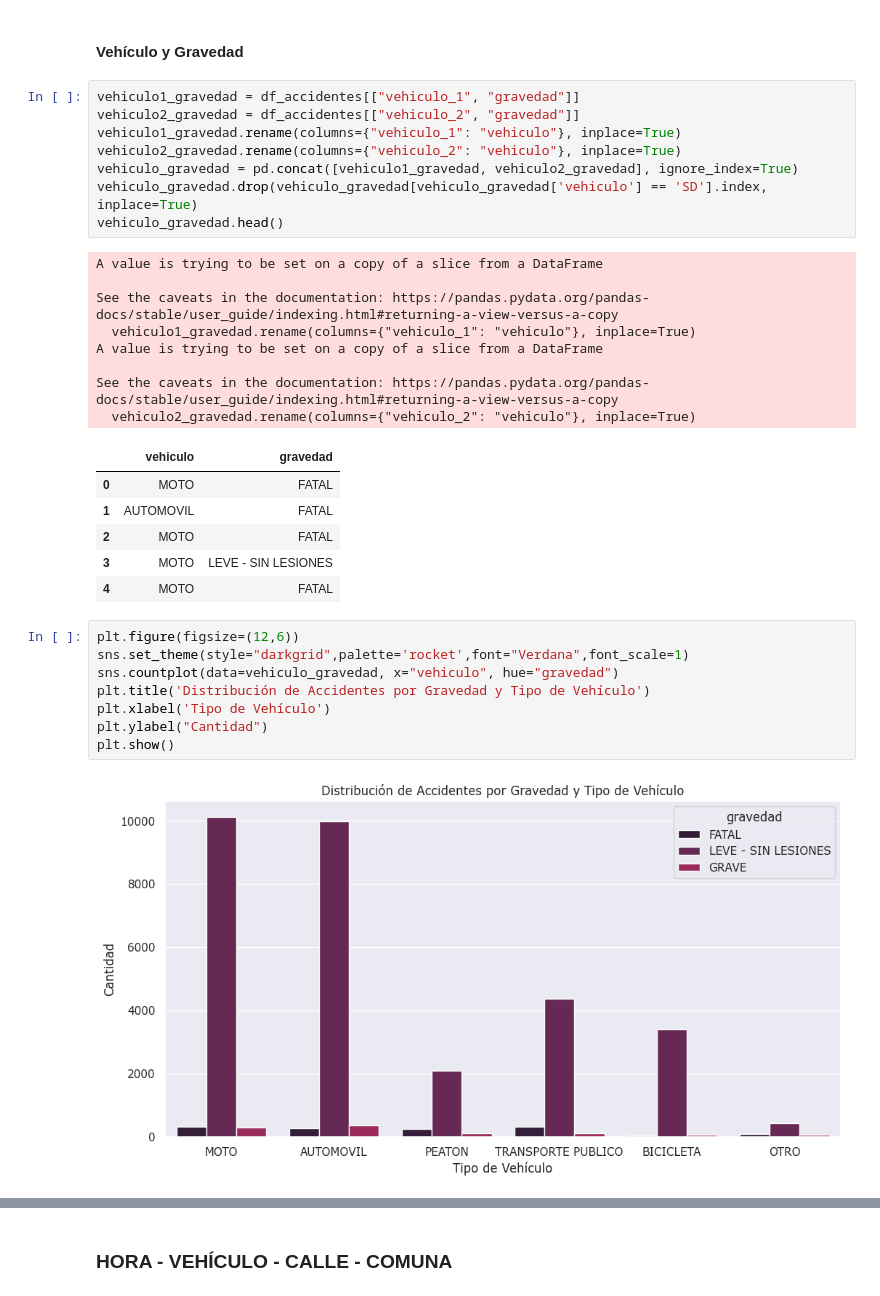
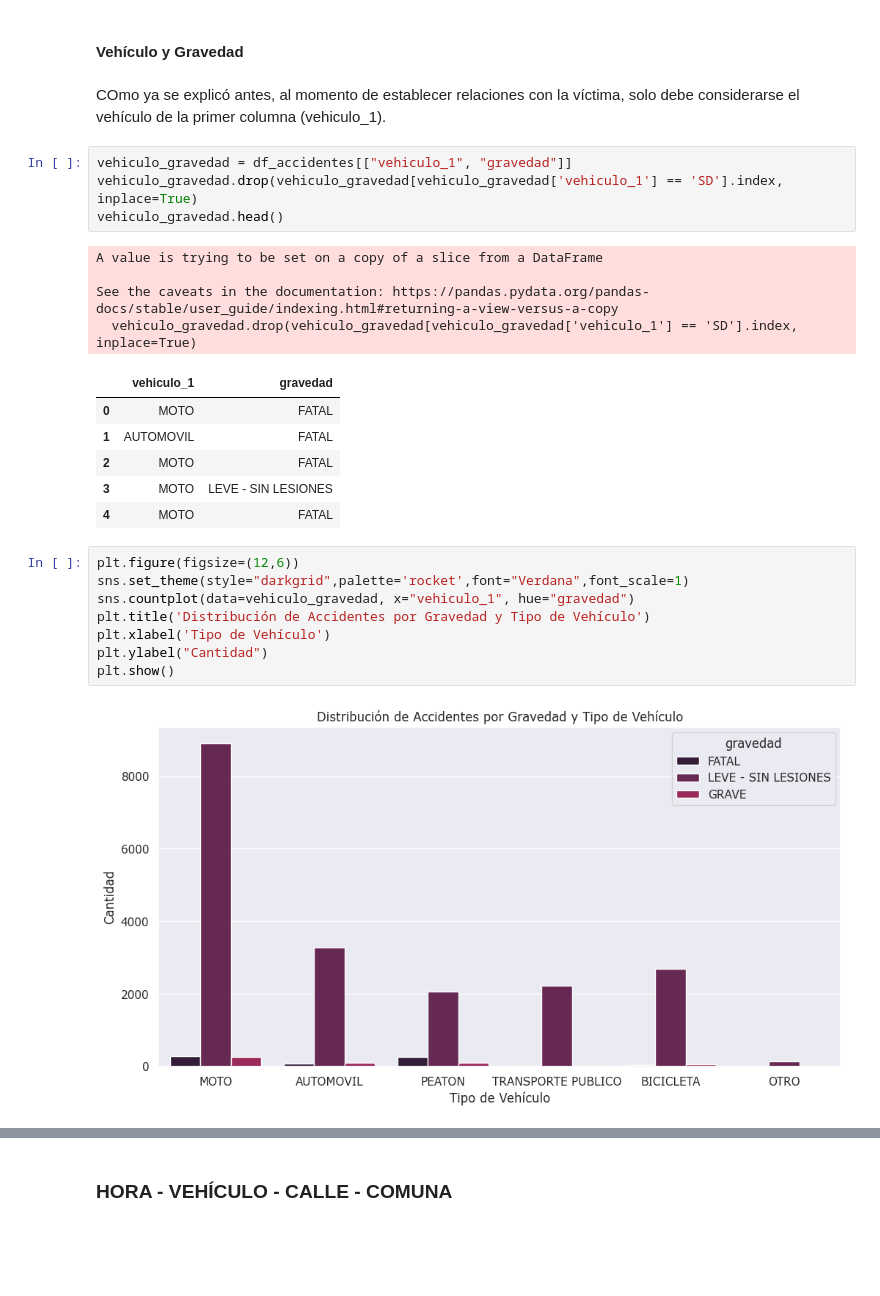
Before and after one commit to chelo1003/Henry_PI2_Accidentes, a Jupyter notebook: EDA/3_EDA_analisis.ipynb, the cells around one changed output, grey strips where cells are left out. Cells and saved outputs as stored; diff of their text form; blank space fills up the shorter version.

```diff
--- a/EDA/3_EDA_analisis.ipynb
+++ b/EDA/3_EDA_analisis.ipynb
@@ -551,24 +551,18 @@ resultado
 Con este gráfico se refuerza la posición de las avenidas (y eventualmente la General Paz) como el punto sobre el cual hay que poner el foco de los análisis y las medidas a tomar. Si bien, porcentualmente los accidentes graves o fatales son mucho más altos en General Paz y Autopistas, cuantitativamente, la mayor cantidad de muertes y heridos graves se da en las avenidas.
 # %% [markdown]
 #### Vehículo y Gravedad
+# %% [markdown]
+COmo ya se explicó antes, al momento de establecer relaciones con la víctima, solo debe considerarse el vehículo de la primer columna (vehiculo_1).
 # %%
-vehiculo1_gravedad = df_accidentes[["vehiculo_1", "gravedad"]]
-vehiculo2_gravedad = df_accidentes[["vehiculo_2", "gravedad"]]
-vehiculo1_gravedad.rename(columns={"vehiculo_1": "vehiculo"}, inplace=True)
-vehiculo2_gravedad.rename(columns={"vehiculo_2": "vehiculo"}, inplace=True)
-vehiculo_gravedad = pd.concat([vehiculo1_gravedad, vehiculo2_gravedad], ignore_index=True)
-vehiculo_gravedad.drop(vehiculo_gravedad[vehiculo_gravedad['vehiculo'] == 'SD'].index, inplace=True)
+vehiculo_gravedad = df_accidentes[["vehiculo_1", "gravedad"]]
+vehiculo_gravedad.drop(vehiculo_gravedad[vehiculo_gravedad['vehiculo_1'] == 'SD'].index, inplace=True)
 vehiculo_gravedad.head()
 # %% [output]
 A value is trying to be set on a copy of a slice from a DataFrame
 
 See the caveats in the documentation: https://pandas.pydata.org/pandas-docs/stable/user_guide/indexing.html#returning-a-view-versus-a-copy
-  vehiculo1_gravedad.rename(columns={"vehiculo_1": "vehiculo"}, inplace=True)
-A value is trying to be set on a copy of a slice from a DataFrame
-
-See the caveats in the documentation: https://pandas.pydata.org/pandas-docs/stable/user_guide/indexing.html#returning-a-view-versus-a-copy
-  vehiculo2_gravedad.rename(columns={"vehiculo_2": "vehiculo"}, inplace=True)
+  vehiculo_gravedad.drop(vehiculo_gravedad[vehiculo_gravedad['vehiculo_1'] == 'SD'].index, inplace=True)
-|  | vehiculo | gravedad |
+|  | vehiculo_1 | gravedad |
 | 0 | MOTO | FATAL |
 | 1 | AUTOMOVIL | FATAL |
 | 2 | MOTO | FATAL |
@@ -577,11 +571,11 @@ See the caveats in the documentation: https://pandas.pydata.org/pandas-docs/stab
 # %%
 plt.figure(figsize=(12,6))
 sns.set_theme(style="darkgrid",palette='rocket',font="Verdana",font_scale=1)
-sns.countplot(data=vehiculo_gravedad, x="vehiculo", hue="gravedad")
+sns.countplot(data=vehiculo_gravedad, x="vehiculo_1", hue="gravedad")
 plt.title('Distribución de Accidentes por Gravedad y Tipo de Vehículo')
 plt.xlabel('Tipo de Vehículo')
 plt.ylabel("Cantidad")
 plt.show()
 # %% [output]
-[figure, old version]
+[figure, new version]
 # %%
```
Also changed, not shown: parts of 4 cells of this notebook, 3 other files.
